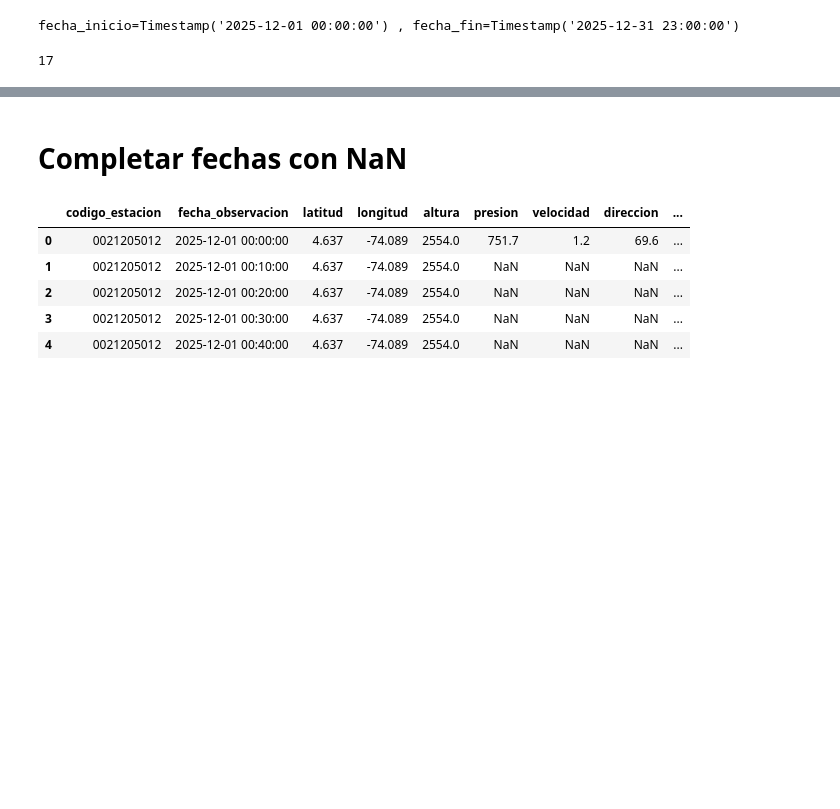
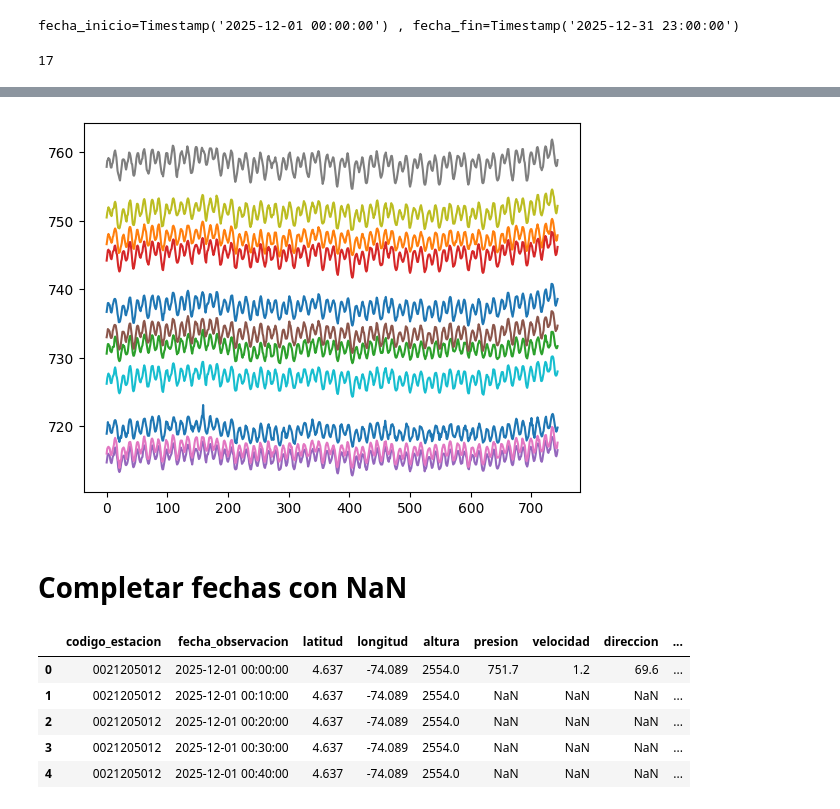
Before and after one commit to sagomeza1/pinns, a Jupyter notebook: cuadernos/preprocesamiento.ipynb, the cells around one changed output, grey strips where cells are left out. Drawn from its saved outputs; the diff is of its cells as text; code cells hidden in the pictures; blank space fills up the shorter version.

```diff
--- a/cuadernos/preprocesamiento.ipynb
+++ b/cuadernos/preprocesamiento.ipynb
@@ -289,0 +292,4 @@ wsdata = wsdata[[
+# %%
+wsdata_filtrada = wsdata.loc[wsdata["presion"] < 775].copy()
+wsdata_filtrada = wsdata_filtrada.reset_index(drop=True)
+wsdata_filtrada.shape[0]
@@ -289,0 +300,2 @@ wsdata = wsdata[[
+# %%
+wsdata_filtrada = wsdata_filtrada.sort_values(["codigo_estacion", "segundos"])
@@ -290,3 +420,11 @@ wsdata = wsdata[[
+# %%
+P = wsdata_filtrada["presion"].values.reshape(wsdata_filtrada["codigo_estacion"].nunique() , -1)
+for idx in range(len(P)):
+    plt.plot(P[idx,:])
+# plt.plot([775]*P[idx,:].shape[0])
+plt.show()
+# %% [output]
+[figure, added]
 # %% [markdown]
 # Completar fechas con NaN
 # %%
```
Also changed, not shown: parts of 17 cells of this notebook, 2 other files.
